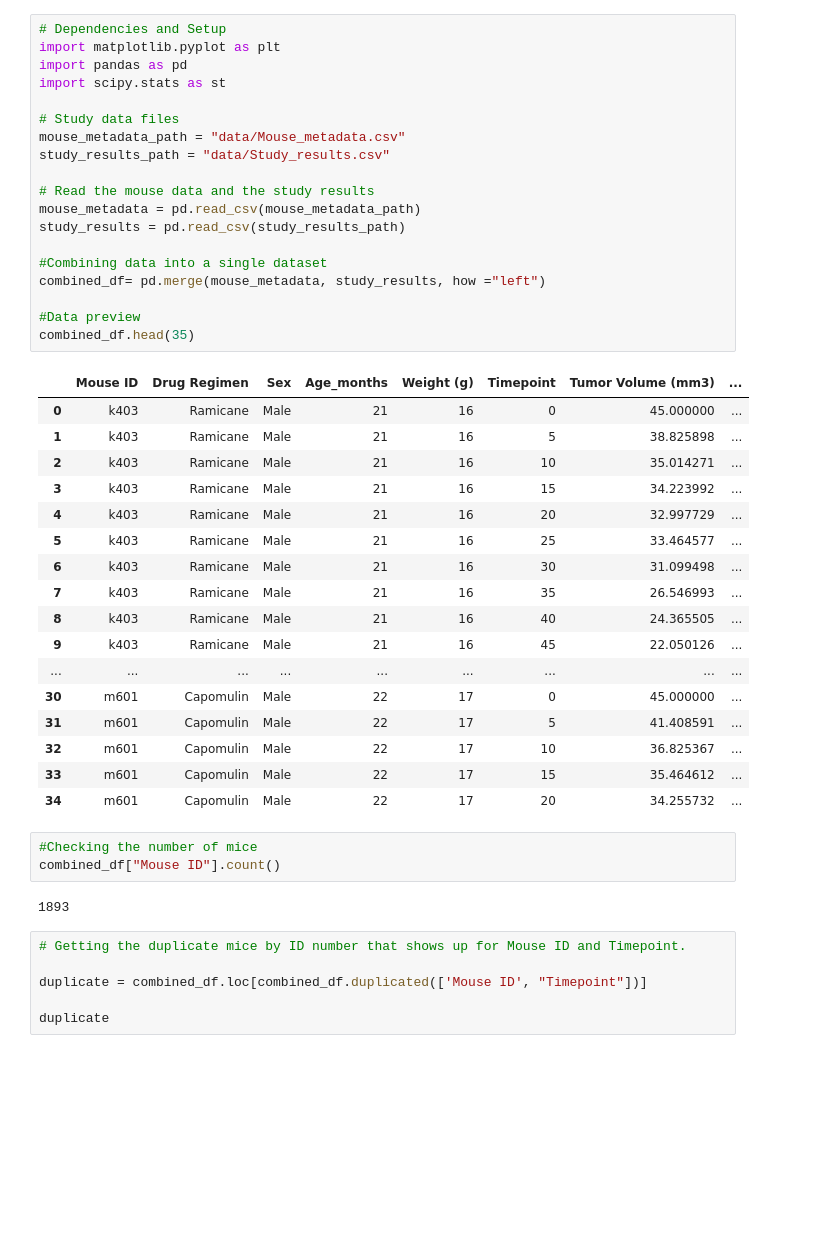
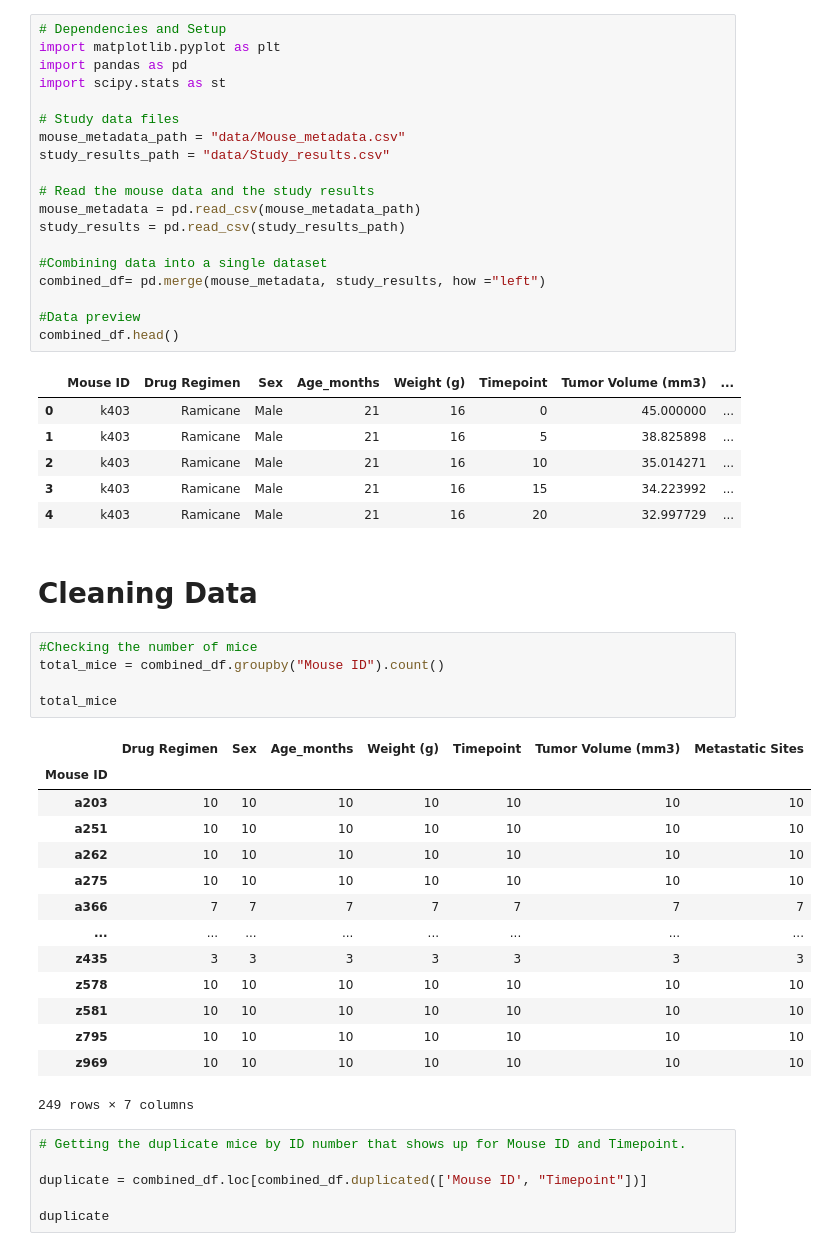
Before and after one commit to ccromperla/matplotlib_challenge, a Jupyter notebook: Pymaceuticals/Pymaceuticals.ipynb, the cells around one changed output. Cells and saved outputs as stored; diff of their text form; blank space fills up the shorter version.

```diff
--- a/Pymaceuticals/Pymaceuticals.ipynb
+++ b/Pymaceuticals/Pymaceuticals.ipynb
@@ -16,7 +16,7 @@ study_results = pd.read_csv(study_results_path)
 combined_df= pd.merge(mouse_metadata, study_results, how ="left")
 
 #Data preview
-combined_df.head(35)
+combined_df.head()
 # %% [output]
 |  | Mouse ID | Drug Regimen | Sex | Age_months | Weight (g) | Timepoint | Tumor Volume (mm3) | ... |
 | 0 | k403 | Ramicane | Male | 21 | 16 | 0 | 45.000000 | ... |
@@ -24,22 +24,28 @@ combined_df.head(35)
 | 2 | k403 | Ramicane | Male | 21 | 16 | 10 | 35.014271 | ... |
 | 3 | k403 | Ramicane | Male | 21 | 16 | 15 | 34.223992 | ... |
 | 4 | k403 | Ramicane | Male | 21 | 16 | 20 | 32.997729 | ... |
-| 5 | k403 | Ramicane | Male | 21 | 16 | 25 | 33.464577 | ... |
-| 6 | k403 | Ramicane | Male | 21 | 16 | 30 | 31.099498 | ... |
-| 7 | k403 | Ramicane | Male | 21 | 16 | 35 | 26.546993 | ... |
-| 8 | k403 | Ramicane | Male | 21 | 16 | 40 | 24.365505 | ... |
-| 9 | k403 | Ramicane | Male | 21 | 16 | 45 | 22.050126 | ... |
-| ... | ... | ... | ... | ... | ... | ... | ... | ... |
-| 30 | m601 | Capomulin | Male | 22 | 17 | 0 | 45.000000 | ... |
-| 31 | m601 | Capomulin | Male | 22 | 17 | 5 | 41.408591 | ... |
-| 32 | m601 | Capomulin | Male | 22 | 17 | 10 | 36.825367 | ... |
-| 33 | m601 | Capomulin | Male | 22 | 17 | 15 | 35.464612 | ... |
-| 34 | m601 | Capomulin | Male | 22 | 17 | 20 | 34.255732 | ... |
+# %% [markdown]
+# Cleaning Data
 # %%
 #Checking the number of mice
-combined_df["Mouse ID"].count()
+total_mice = combined_df.groupby("Mouse ID").count()
+
+total_mice
 # %% [output]
+|  | Drug Regimen | Sex | Age_months | Weight (g) | Timepoint | Tumor Volume (mm3) | Metastatic Sites |
+| Mouse ID |  |  |  |  |  |  |  |
+| a203 | 10 | 10 | 10 | 10 | 10 | 10 | 10 |
+| a251 | 10 | 10 | 10 | 10 | 10 | 10 | 10 |
+| a262 | 10 | 10 | 10 | 10 | 10 | 10 | 10 |
+| a275 | 10 | 10 | 10 | 10 | 10 | 10 | 10 |
+| a366 | 7 | 7 | 7 | 7 | 7 | 7 | 7 |
+| ... | ... | ... | ... | ... | ... | ... | ... |
+| z435 | 3 | 3 | 3 | 3 | 3 | 3 | 3 |
+| z578 | 10 | 10 | 10 | 10 | 10 | 10 | 10 |
+| z581 | 10 | 10 | 10 | 10 | 10 | 10 | 10 |
+| z795 | 10 | 10 | 10 | 10 | 10 | 10 | 10 |
+| z969 | 10 | 10 | 10 | 10 | 10 | 10 | 10 |
-1893
+249 rows × 7 columns
 # %%
 # Getting the duplicate mice by ID number that shows up for Mouse ID and Timepoint.
 
```
Also changed, not shown: parts of 13 cells of this notebook.
